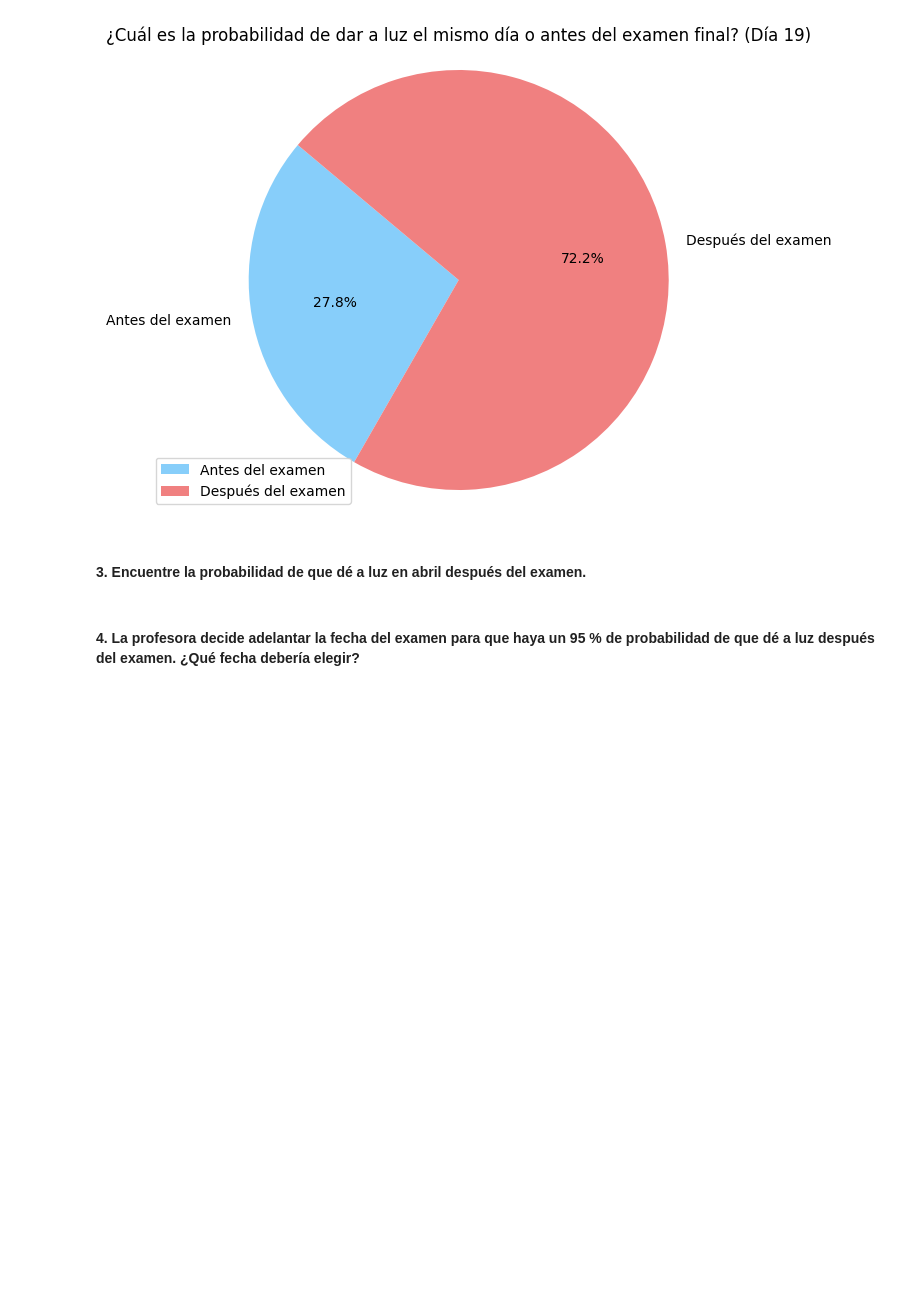
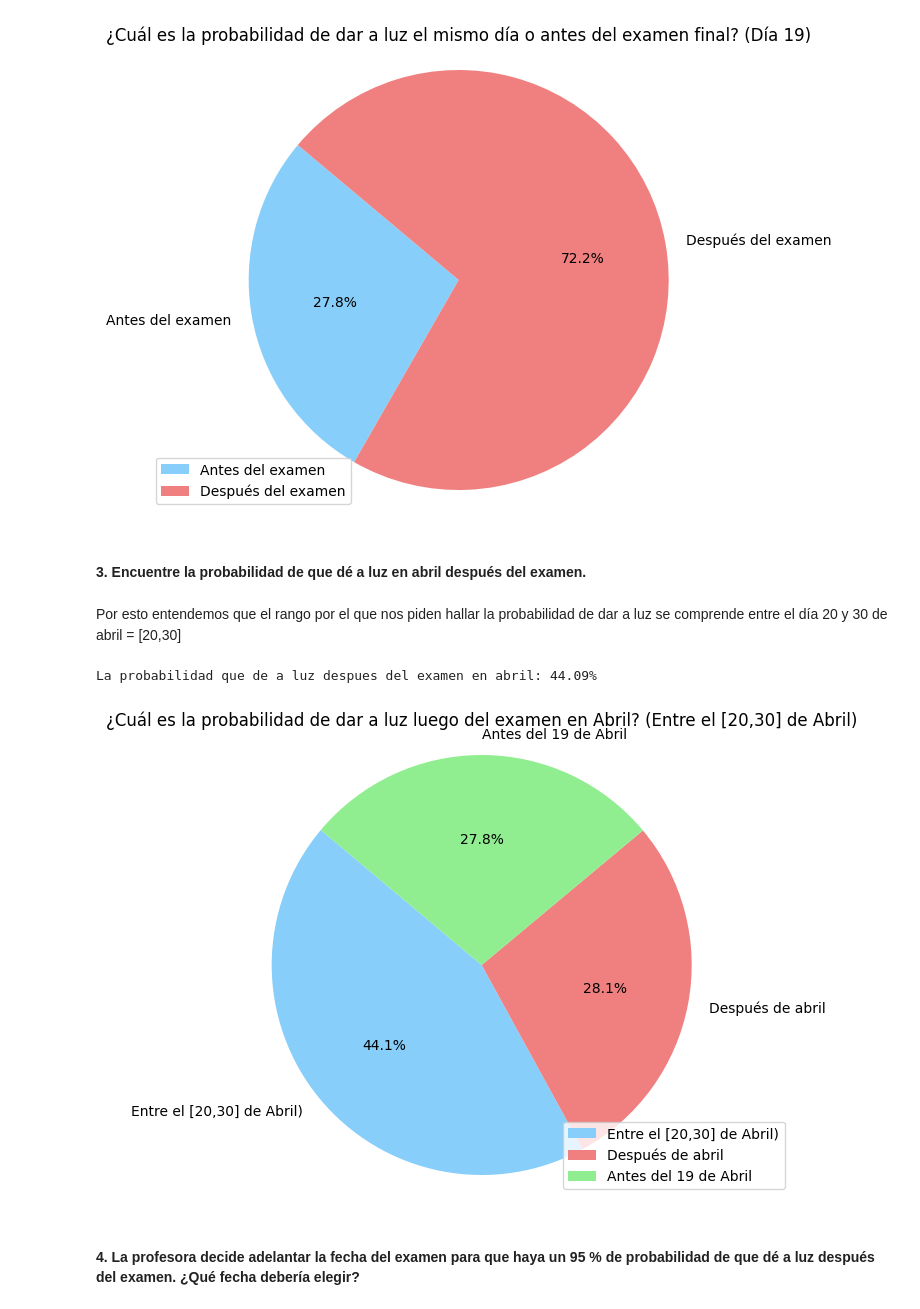
Before and after one commit to DCajiao/Distribuciones-de-Probabilidad, a Jupyter notebook: notebooks/pregunta3.ipynb, the cells around one changed output. Cells and saved outputs as stored; diff of their text form; code cells hidden in the pictures; blank space fills up the shorter version.

```diff
--- a/notebooks/pregunta3.ipynb
+++ b/notebooks/pregunta3.ipynb
@@ -70,30 +70,29 @@ graficar_funcion(x, cdf, 'Función de Distribución Acumulativa (CDF)', 'Días d
 from scipy.stats import norm
 import matplotlib.pyplot as plt
 
-def probabilidad_parto_antes_examen(mu: float, sigma: float, fecha_examen: int) -> float:
+def P_partoantesoeldiadelexamen(mu: float, sigma: float) -> float:
     """
     Calcula la probabilidad de que la profesora dé a luz el mismo día del examen final o antes.
 
     Args:
         mu (float): Media de la distribución normal.
         sigma (float): Desviación estándar de la distribución normal.
-        fecha_examen (int): Día del examen final.
 
     Returns:
-        float: Probabilidad de parto antes del examen final en forma de porcentaje.
+        float: Probabilidad de parto el mismo día o antes del examen final en forma de porcentaje.
     """
     # Calcular la probabilidad de que la profesora dé a luz en o antes de 275 días de gestación
-    dias_hasta_parto_anticipado = 275  # 280 días - 5 días antes
-    probabilidad_antes_examen = norm.cdf(dias_hasta_parto_anticipado, mu, sigma)
+    dia_parto_anticipado = 275  # 280 días - 5 días antes
+    probabilidad_antes_examen = norm.cdf(dia_parto_anticipado, mu, sigma)
 
     return probabilidad_antes_examen
 
 def graficar_probabilidad(probabilidad: float, fecha_examen: int):
     """
-    Genera una gráfica de torta que muestra la probabilidad de parto antes del examen final.
+    Genera una gráfica de torta que muestra la probabilidad de parto antes o el mismo día del examen final.
 
     Args:
-        probabilidad (float): Probabilidad de parto antes del examen final en forma de porcentaje.
+        probabilidad (float): Probabilidad de parto antes o el mismo día del examen final en forma de porcentaje.
         fecha_examen (int): Día del examen final.
     """
     # Calcular el porcentaje restante para representar la probabilidad de no dar a luz antes del examen
@@ -120,11 +119,10 @@ mu = 280  # Media
 sigma = 8.5  # Desviación estándar
 fecha_examen = 19  # Día del examen final
 
-# Calcular la probabilidad de parto antes del examen final
-probabilidad_antes = probabilidad_parto_antes_examen(mu, sigma, fecha_examen)
+# Calcular P para el parto antes del examen final
+probabilidad_antes = P_partoantesoeldiadelexamen(mu, sigma)
 
-# Imprimir el resultado de la probabilidad de tener el hijo antes de examen en porcentaje
-print("La probabilidad de que la profesora dé a luz antes del día del examen final es: {:.2f}%".format(probabilidad_antes*100))
+print("La probabilidad de que la profesora dé a luz antes o el día del examen final es: {:.2f}%".format(probabilidad_antes*100))
 
 # Generar la gráfica de torta
 graficar_probabilidad(probabilidad_antes, fecha_examen)
@@ -144,2 +134,57 @@ sigma = 8.5  # Desviación estándar
+# %% [markdown]
+Por esto entendemos que el rango por el que nos piden hallar la probabilidad de dar a luz se comprende entre el día 20 y 30 de abril = [20,30]
+# %%
+from scipy.stats import norm
+import matplotlib.pyplot as plt
+from scipy.stats import norm
+
+# Parámetros de la distribución normal
+mu = 280  # Media
+sigma = 8.5  # Desviación estándar
+# Días de gestación entre el 20 de abril y 30 de abril
+dias_despues_examen_inicio = 276  # 280 + (20 - 24)
+dias_despues_examen_final = 286  # 280 + (30 - 24)
+
+def P_partodespuesexamen(mu: float, sigma: float) -> float:
+    """
+    Calcula la probabilidad de que la profesora dé a luz después del examen final pero antes de que se acabe abril.
+    """
+    P_despues_examen = norm.cdf(dias_despues_examen_final, mu, sigma) - norm.cdf(dias_despues_examen_inicio, mu, sigma)
+    print("La probabilidad que de a luz despues del examen en abril: {:.2f}%".format(P_despues_examen*100))
+    return P_despues_examen
+
+def graficar_probabilidad(probabilidad: float, probabilidad_antes: float):
+    """
+    Genera una gráfica de torta que muestra la probabilidad de parto después del examen en Abril.
+
+    Args:
+        probabilidad (float): Probabilidad de parto antes o el mismo día del examen final en forma de porcentaje.
+    """
+    # Calcular el porcentaje restante para representar la probabilidad de no dar a luz antes del examen
+    probabilidad *= 100
+    probabilidad_antes *= 100
+    probabilidad_despues_abril = 100- (probabilidad+probabilidad_antes)
+
+    # Etiquetas para la gráfica
+    etiquetas = ['Entre el [20,30] de Abril)', 'Después de abril', 'Antes del 19 de Abril']
+
+    # Datos para la gráfica
+    valores = [probabilidad, probabilidad_despues_abril, probabilidad_antes]
+
+    # Crear la gráfica de torta
+    plt.figure(figsize=(8, 6))
+    colores = ['lightskyblue', 'lightcoral', 'lightgreen']
+    plt.pie(valores, labels=etiquetas, colors=colores, autopct='%1.1f%%', startangle=140)
+    plt.legend(loc="lower right", labels=etiquetas)
+    plt.title('¿Cuál es la probabilidad de dar a luz luego del examen en Abril? (Entre el [20,30] de Abril)')
+    plt.axis('equal')
+    plt.show()
+
+probabilidad_despues = P_partodespuesexamen(mu, sigma)
+
+graficar_probabilidad(probabilidad_despues,probabilidad_antes)
+# %% [output]
+La probabilidad que de a luz despues del examen en abril: 44.09%
+[figure, added]
 # %% [markdown]
 #### 4.  La profesora decide adelantar la fecha del examen para que haya un 95 % de probabilidad de que dé a luz después del examen. ¿Qué fecha debería elegir?
```
Also changed, not shown: parts of 3 cells of this notebook.
